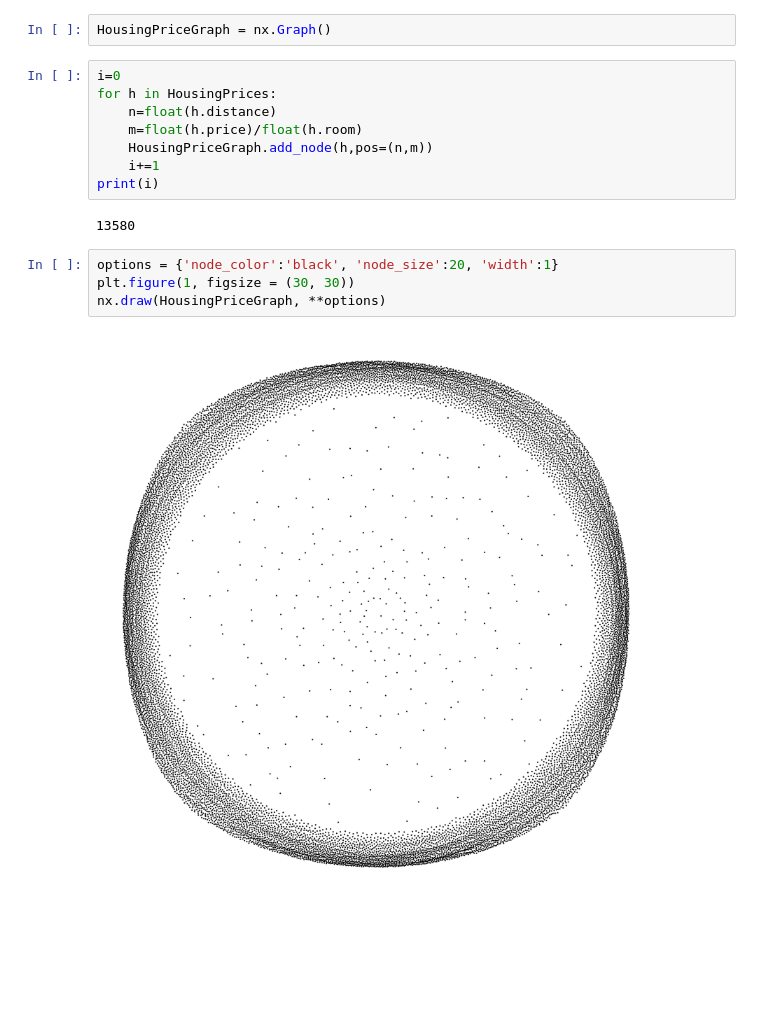
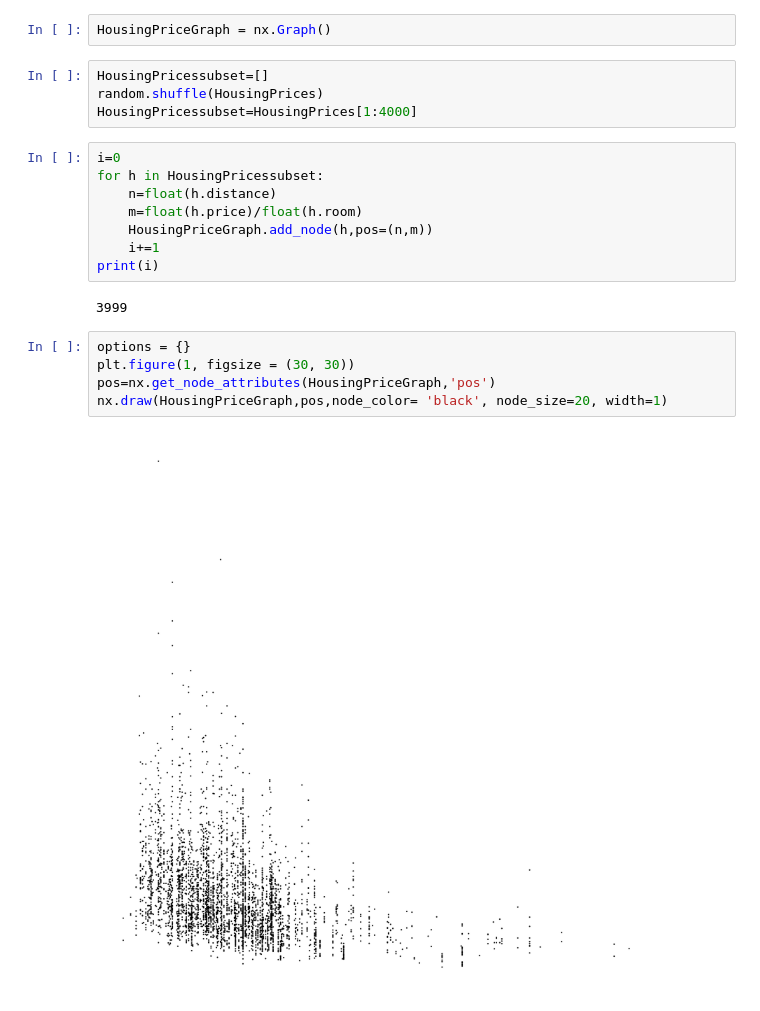
Before and after one commit to Voence/ZixuanHuang_RC11_Python, a Jupyter notebook: Graph for housing price.ipynb, the cells around one changed output. Cells and saved outputs as stored; diff of their text form; blank space fills up the shorter version.

```diff
--- a/Graph for housing price.ipynb
+++ b/Graph for housing price.ipynb
@@ -54,19 +54,24 @@ print(priceTotal2)
 370980.2271042849
 # %%
 HousingPriceGraph = nx.Graph()
+# %%
+HousingPricessubset=[]
+random.shuffle(HousingPrices)
+HousingPricessubset=HousingPrices[1:4000]
 # %%
 i=0
-for h in HousingPrices:
+for h in HousingPricessubset:
     n=float(h.distance)
     m=float(h.price)/float(h.room)
     HousingPriceGraph.add_node(h,pos=(n,m))
     i+=1
 print(i)
 # %% [output]
-13580
+3999
-# %%
-options = {'node_color':'black', 'node_size':20, 'width':1}
-plt.figure(1, figsize = (30, 30))
-nx.draw(HousingPriceGraph, **options)
-# %% [output]
-[figure, removed]
+# %%
+options = {}
+plt.figure(1, figsize = (30, 30))
+pos=nx.get_node_attributes(HousingPriceGraph,'pos')
+nx.draw(HousingPriceGraph,pos,node_color= 'black', node_size=20, width=1)
+# %% [output]
+[figure, added]
```
Also changed, not shown: 37 other files.
